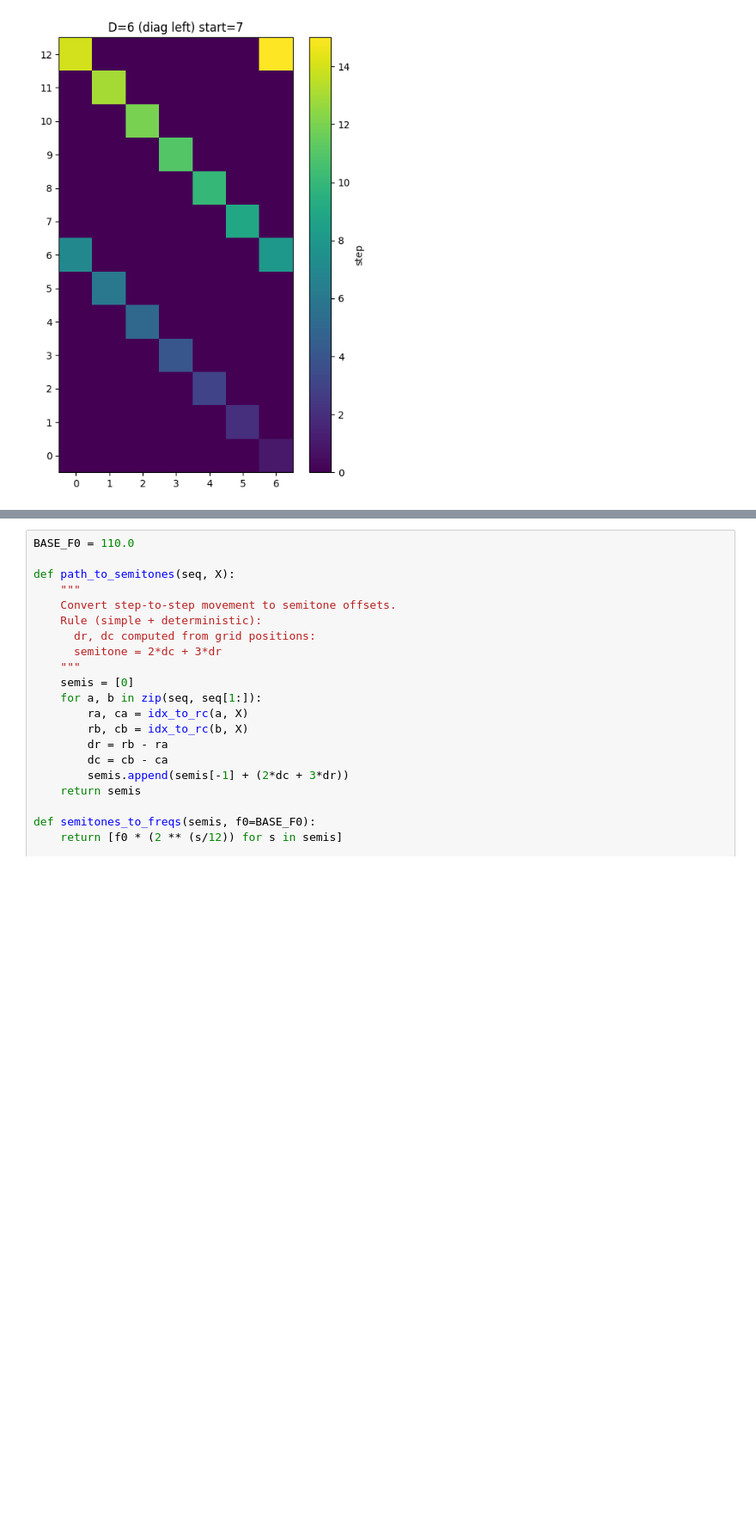
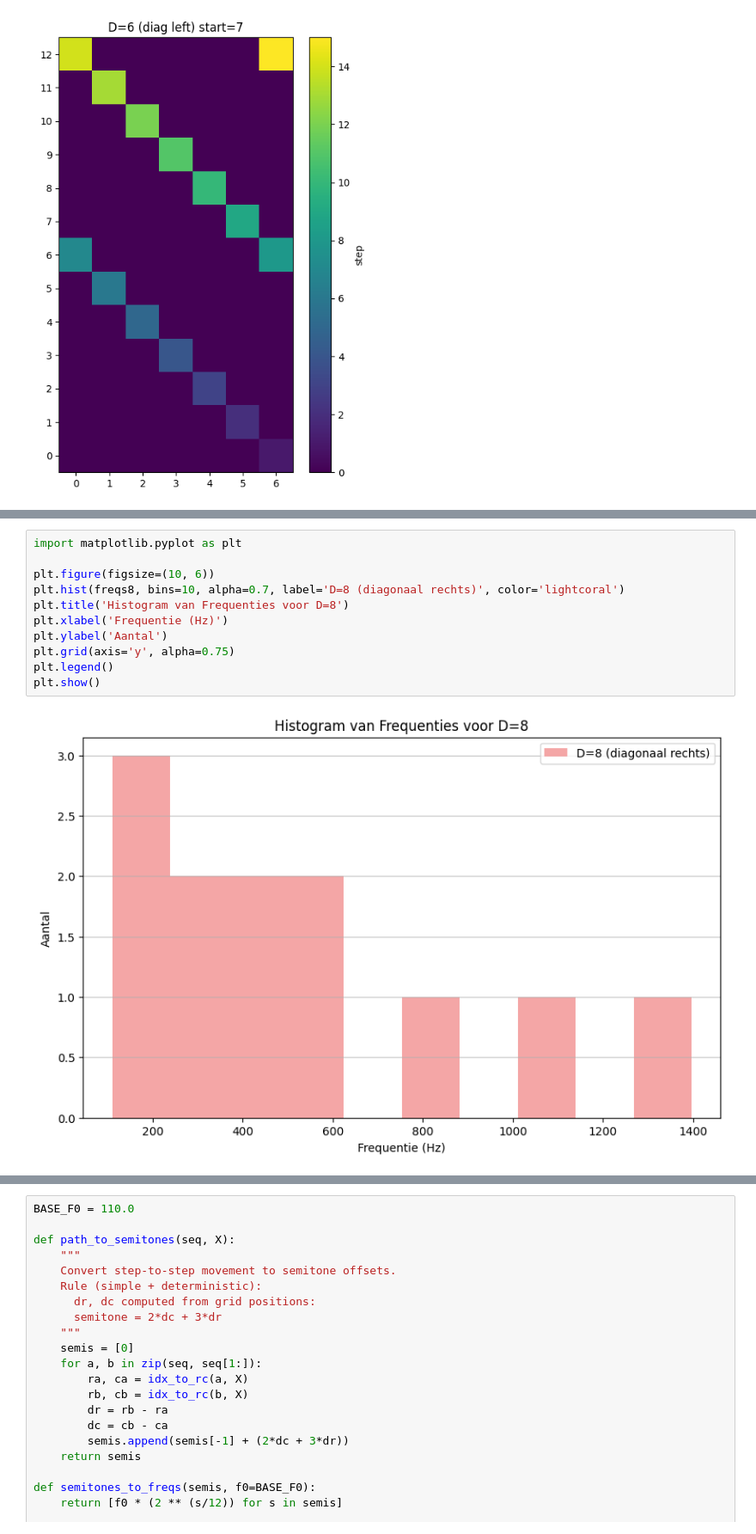
Before and after one commit to goija/vortexarcheologie_v72, a Jupyter notebook: ELSmapping.ipynb, the cells around one changed output, grey strips where cells are left out. Shown at 86% size. Cells and saved outputs as stored; diff of their text form; blank space fills up the shorter version.

```diff
--- a/ELSmapping.ipynb
+++ b/ELSmapping.ipynb
@@ -87,0 +218,13 @@ plot_path(seq_D6, X, Y, "D=6 (diag left) start=7")
+# %%
+import matplotlib.pyplot as plt
+
+plt.figure(figsize=(10, 6))
+plt.hist(freqs8, bins=10, alpha=0.7, label='D=8 (diagonaal rechts)', color='lightcoral')
+plt.title('Histogram van Frequenties voor D=8')
+plt.xlabel('Frequentie (Hz)')
+plt.ylabel('Aantal')
+plt.grid(axis='y', alpha=0.75)
+plt.legend()
+plt.show()
+# %% [output]
+[figure, added]
```
Also changed, not shown: parts of 12 cells of this notebook.
